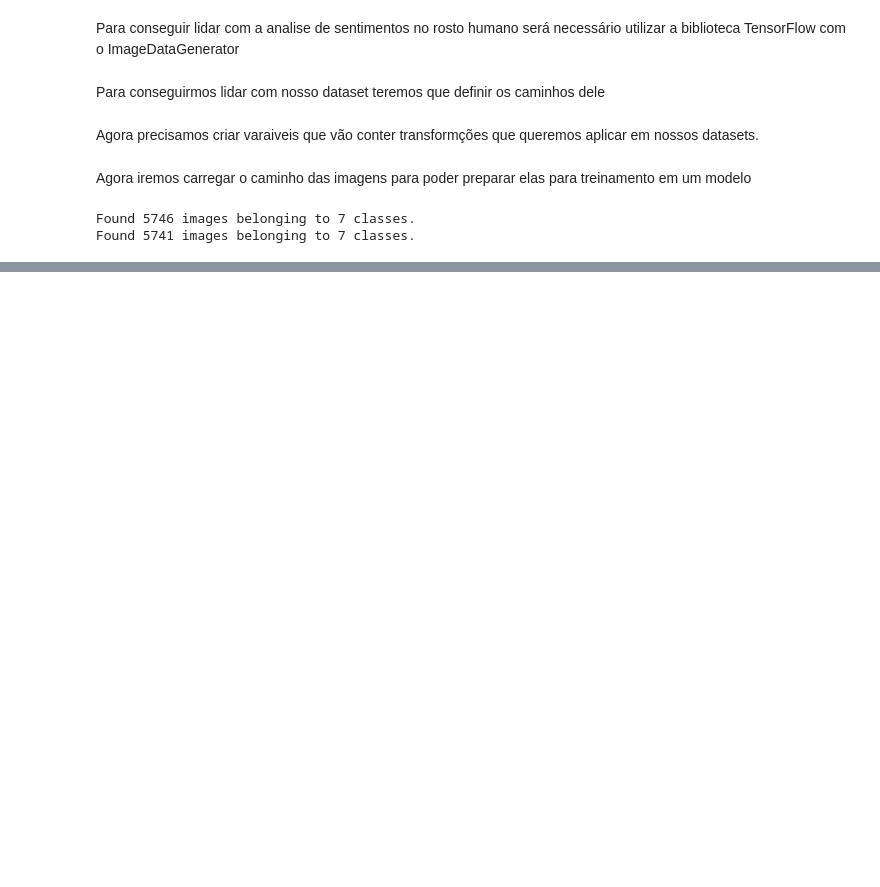
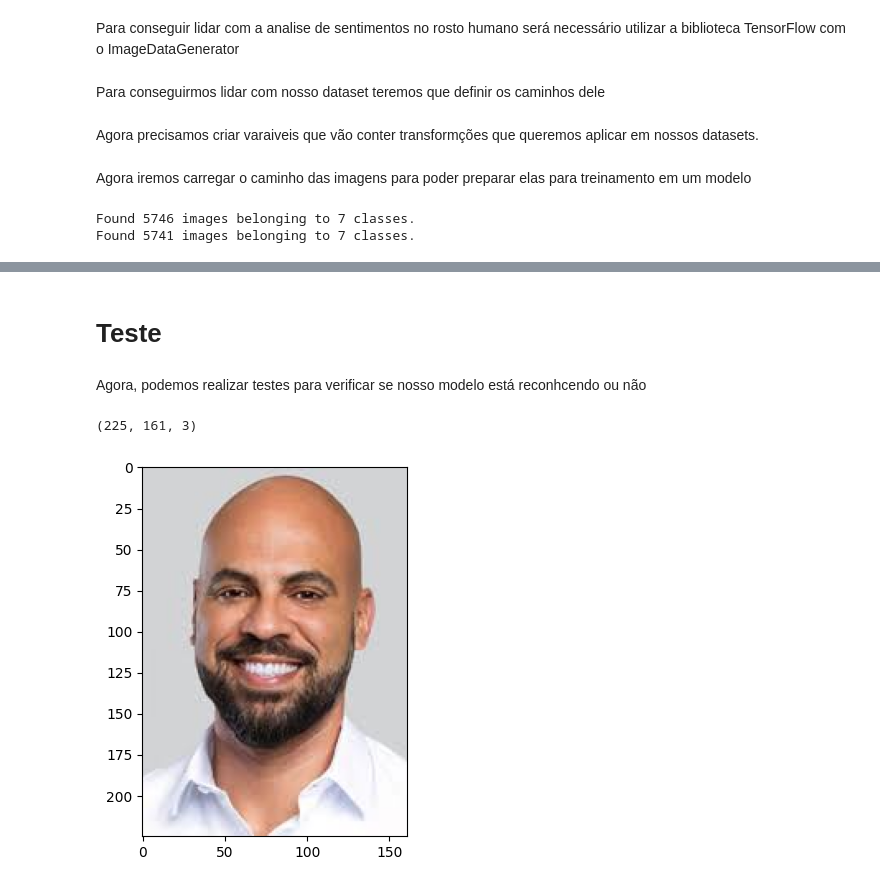
Before and after one commit to gabrielmaiaaa/PhobiaScan, a Jupyter notebook: notebook/CNN_Image.ipynb, the cells around one changed output, grey strips where cells are left out. Cells and saved outputs as stored; diff of their text form; code cells hidden in the pictures; blank space fills up the shorter version.

```diff
--- a/notebook/CNN_Image.ipynb
+++ b/notebook/CNN_Image.ipynb
@@ -62,0 +286,12 @@ model = Sequential()
+# %% [markdown]
+# Teste
+# %% [markdown]
+Agora, podemos realizar testes para verificar se nosso modelo está reconhcendo ou não
+# %%
+import matplotlib.pyplot as plt
+my_image = plt.imread("../data/test/tes.jfif")
+plt.imshow(my_image)
+my_image.shape
+# %% [output]
+(225, 161, 3)
+[figure, added]
```
Also changed, not shown: parts of 39 cells of this notebook, 2 other files.
